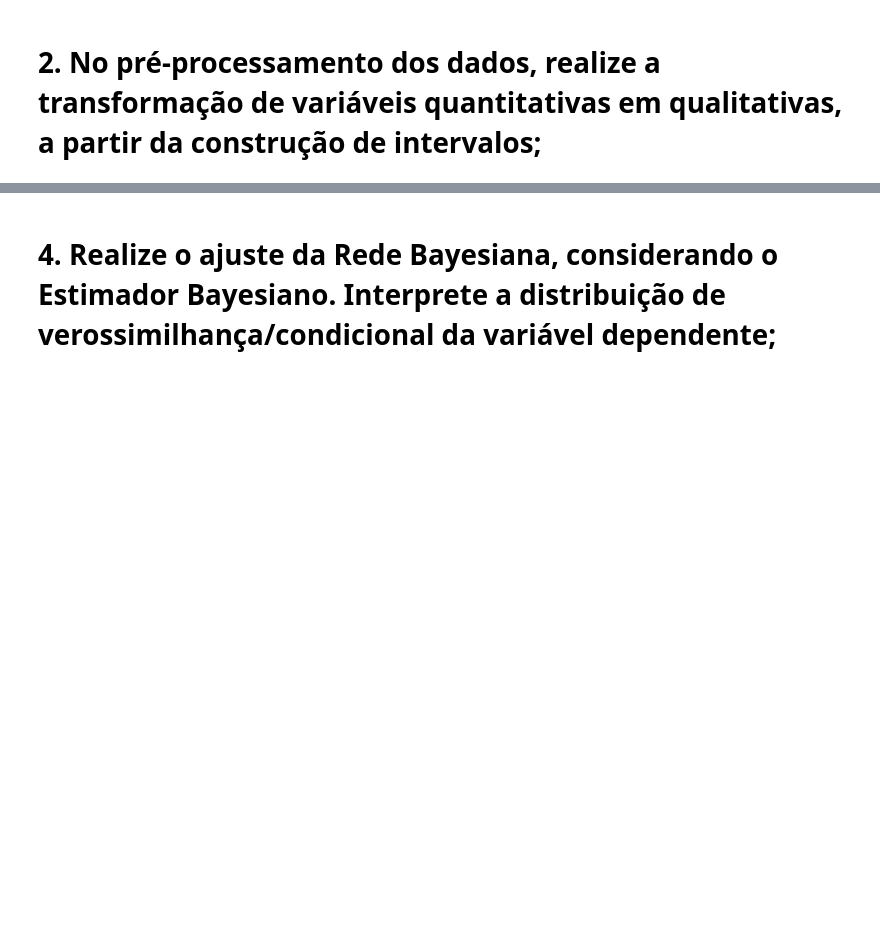
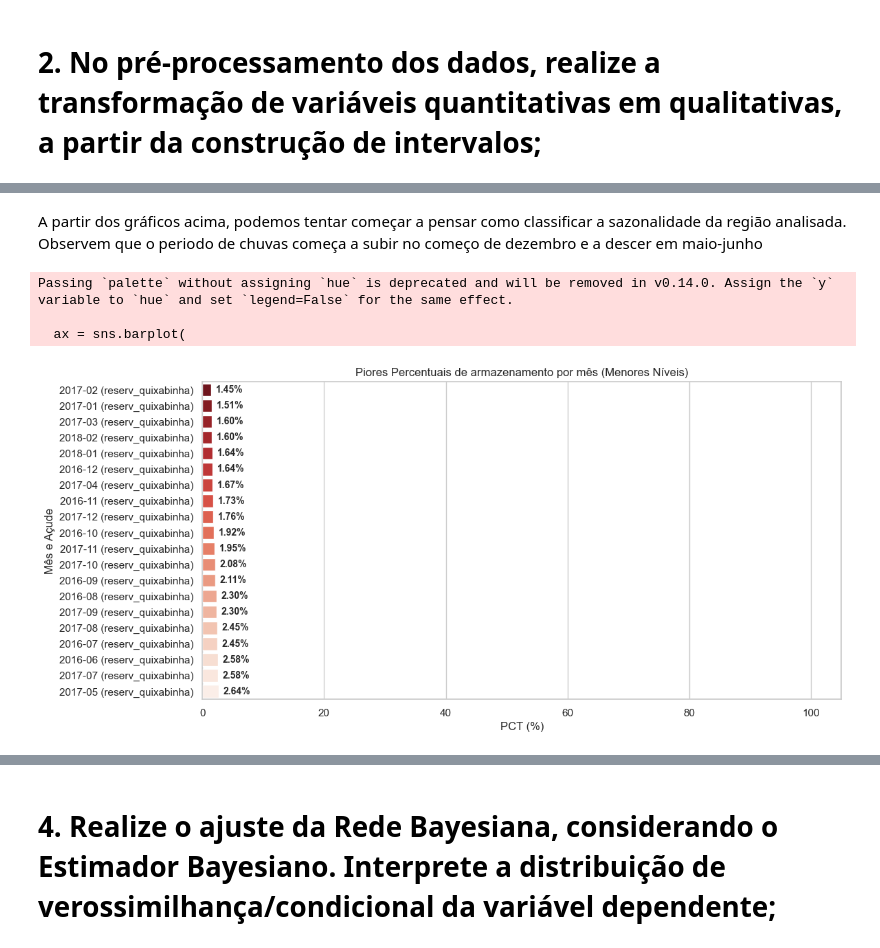
Before and after one commit to printfSideaux/PRCP_RDA_ANALISIS, a Jupyter notebook: notebooks/RedesBayesianas.ipynb, the cells around one changed output, grey strips where cells are left out. Cells and saved outputs as stored; diff of their text form; code cells hidden in the pictures; blank space fills up the shorter version.

```diff
--- a/notebooks/RedesBayesianas.ipynb
+++ b/notebooks/RedesBayesianas.ipynb
@@ -196,3 +318,58 @@ df_2["classe_acude"] = np.select(condicoes, rotulos, default="muito_confortavel"
+# %% [markdown]
+A partir dos gráficos acima, podemos tentar começar a pensar como classificar a sazonalidade da região analisada. Observem que o periodo de chuvas começa a subir no começo de dezembro e a descer em maio-junho
+# %%
+
+# criar uma coluna com o formato Ano-Mês
+df_2['AnoMes'] = df_2['DateTime'].dt.to_period('M').astype(str)
+
+# agrupar por Açude e Mês, pegando o menor percentual (mínimo) do período
+df_mensal = (df_2.groupby(['acude', 'AnoMes'])['pct'].min().reset_index())
+
+# ordenar pelos piores percentuais e selecionar os top
+df_piores_mes = df_mensal.sort_values(by='pct', ascending=True).head(20) # <-------muda a quantidade aqui
+
+# criar um rótulo combinando Mês e Açude para o gráfico
+df_piores_mes['rotulo_mes_acude'] = (
+    df_piores_mes['AnoMes'] + ' (' + df_piores_mes['acude'] + ')'
+)
+
+# configurar o estilo e gerar o gráfico de barras horizontais
+plt.figure(figsize=(12, 6))
+
+ax = sns.barplot(
+    x='pct',
+    y='rotulo_mes_acude',
+    data=df_piores_mes,
+    palette='Reds_r',  # tons avermelhados para destacar a criticidade
+)
+
+plt.title(
+    'Piores Percentuais de armazenamento por mês (Menores Níveis)'
+)
+plt.xlabel('PCT (%)')
+plt.ylabel('Mês e Açude')
+
+for p in ax.patches: # adicionar os valores exatos nas barras
+  width = p.get_width()
+  if pd.notna(width) and width > 0:
+    ax.annotate(
+        f'{width:.2f}%',
+        xy=(width, p.get_y() + p.get_height() / 2),
+        xytext=(5, 0),
+        textcoords='offset points',
+        ha='left',
+        va='center',
+        fontsize=10,
+        weight='bold',
+    )
+
+plt.xlim(0, 105)
+plt.show()
+# %% [output]
+Passing `palette` without assigning `hue` is deprecated and will be removed in v0.14.0. Assign the `y` variable to `hue` and set `legend=False` for the same effect.
+
+  ax = sns.barplot(
+[figure, added]
 # %% [markdown]
 3. Esboce o grafo da Rede Bayesiana do seu problema;
 
```
Also changed, not shown: parts of 10 cells of this notebook.
